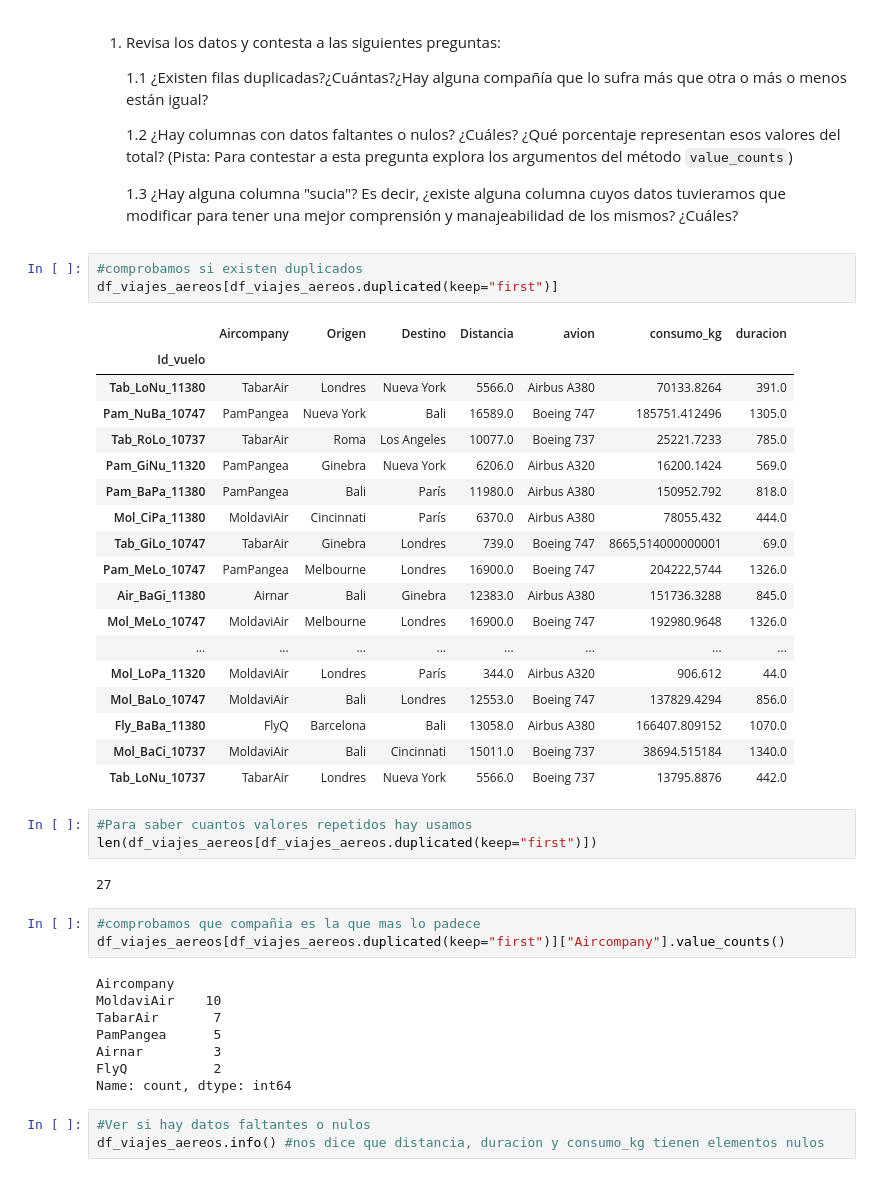
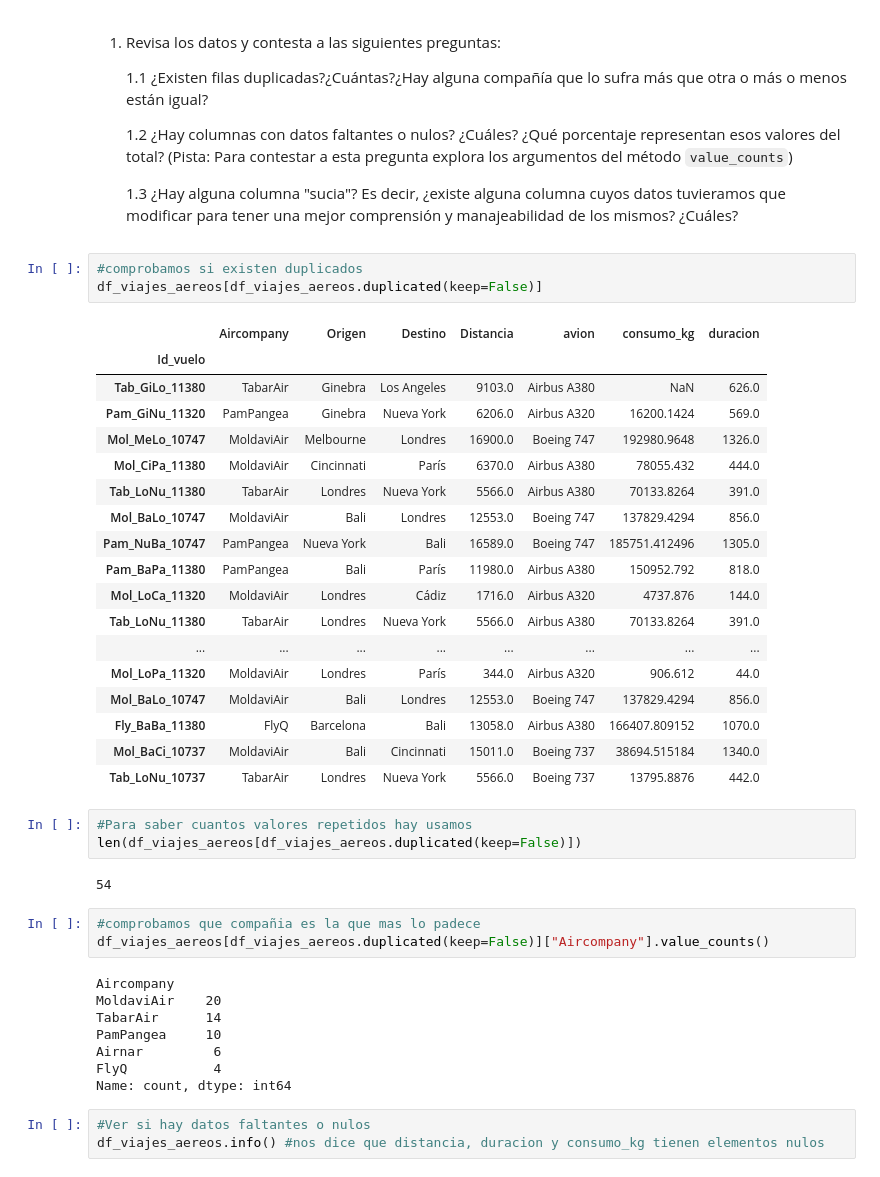
Before and after one commit to MartinAmez/ONLINE_DS_THEBRIDGE_MARTIN, a Jupyter notebook: Sprint 4 Pandas/Practica_Obligatoria/18_Practica_Obligatoria_Pandas_II.ipynb, the cells around one changed output. Saved outputs shown, nothing was run; the diff lists cells and outputs as text.

```diff
--- a/Sprint 4 Pandas/Practica_Obligatoria/18_Practica_Obligatoria_Pandas_II.ipynb
+++ b/Sprint 4 Pandas/Practica_Obligatoria/18_Practica_Obligatoria_Pandas_II.ipynb
@@ -105,20 +105,20 @@ Sobre distancia, duracion y consumo_kg ya que son las que me muestran algun valo
     1.3 ¿Hay alguna columna "sucia"? Es decir, ¿existe alguna columna cuyos datos tuvieramos que modificar para tener una mejor comprensión y manajeabilidad de los mismos? ¿Cuáles?
 # %%
 #comprobamos si existen duplicados
-df_viajes_aereos[df_viajes_aereos.duplicated(keep="first")]
+df_viajes_aereos[df_viajes_aereos.duplicated(keep=False)]
 # %% [output]
 |  | Aircompany | Origen | Destino | Distancia | avion | consumo_kg | duracion |
 | Id_vuelo |  |  |  |  |  |  |  |
+| Tab_GiLo_11380 | TabarAir | Ginebra | Los Angeles | 9103.0 | Airbus A380 | NaN | 626.0 |
+| Pam_GiNu_11320 | PamPangea | Ginebra | Nueva York | 6206.0 | Airbus A320 | 16200.1424 | 569.0 |
+| Mol_MeLo_10747 | MoldaviAir | Melbourne | Londres | 16900.0 | Boeing 747 | 192980.9648 | 1326.0 |
+| Mol_CiPa_11380 | MoldaviAir | Cincinnati | París | 6370.0 | Airbus A380 | 78055.432 | 444.0 |
 | Tab_LoNu_11380 | TabarAir | Londres | Nueva York | 5566.0 | Airbus A380 | 70133.8264 | 391.0 |
+| Mol_BaLo_10747 | MoldaviAir | Bali | Londres | 12553.0 | Boeing 747 | 137829.4294 | 856.0 |
 | Pam_NuBa_10747 | PamPangea | Nueva York | Bali | 16589.0 | Boeing 747 | 185751.412496 | 1305.0 |
-| Tab_RoLo_10737 | TabarAir | Roma | Los Angeles | 10077.0 | Boeing 737 | 25221.7233 | 785.0 |
-| Pam_GiNu_11320 | PamPangea | Ginebra | Nueva York | 6206.0 | Airbus A320 | 16200.1424 | 569.0 |
 | Pam_BaPa_11380 | PamPangea | Bali | París | 11980.0 | Airbus A380 | 150952.792 | 818.0 |
-| Mol_CiPa_11380 | MoldaviAir | Cincinnati | París | 6370.0 | Airbus A380 | 78055.432 | 444.0 |
-| Tab_GiLo_10747 | TabarAir | Ginebra | Londres | 739.0 | Boeing 747 | 8665,514000000001 | 69.0 |
-| Pam_MeLo_10747 | PamPangea | Melbourne | Londres | 16900.0 | Boeing 747 | 204222,5744 | 1326.0 |
-| Air_BaGi_11380 | Airnar | Bali | Ginebra | 12383.0 | Airbus A380 | 151736.3288 | 845.0 |
-| Mol_MeLo_10747 | MoldaviAir | Melbourne | Londres | 16900.0 | Boeing 747 | 192980.9648 | 1326.0 |
+| Mol_LoCa_11320 | MoldaviAir | Londres | Cádiz | 1716.0 | Airbus A320 | 4737.876 | 144.0 |
+| Tab_LoNu_11380 | TabarAir | Londres | Nueva York | 5566.0 | Airbus A380 | 70133.8264 | 391.0 |
 | ... | ... | ... | ... | ... | ... | ... | ... |
 | Mol_LoPa_11320 | MoldaviAir | Londres | París | 344.0 | Airbus A320 | 906.612 | 44.0 |
 | Mol_BaLo_10747 | MoldaviAir | Bali | Londres | 12553.0 | Boeing 747 | 137829.4294 | 856.0 |
@@ -127,19 +127,19 @@ df_viajes_aereos[df_viajes_aereos.duplicated(keep="first")]
 | Tab_LoNu_10737 | TabarAir | Londres | Nueva York | 5566.0 | Boeing 737 | 13795.8876 | 442.0 |
 # %%
 #Para saber cuantos valores repetidos hay usamos
-len(df_viajes_aereos[df_viajes_aereos.duplicated(keep="first")])
+len(df_viajes_aereos[df_viajes_aereos.duplicated(keep=False)])
 # %% [output]
-27
+54
 # %%
 #comprobamos que compañia es la que mas lo padece
-df_viajes_aereos[df_viajes_aereos.duplicated(keep="first")]["Aircompany"].value_counts()
+df_viajes_aereos[df_viajes_aereos.duplicated(keep=False)]["Aircompany"].value_counts()
 # %% [output]
 Aircompany
-MoldaviAir    10
-TabarAir       7
-PamPangea      5
-Airnar         3
-FlyQ           2
+MoldaviAir    20
+TabarAir      14
+PamPangea     10
+Airnar         6
+FlyQ           4
 Name: count, dtype: int64
 # %%
 #Ver si hay datos faltantes o nulos
```
Also changed, not shown: parts of 26 cells of this notebook.
